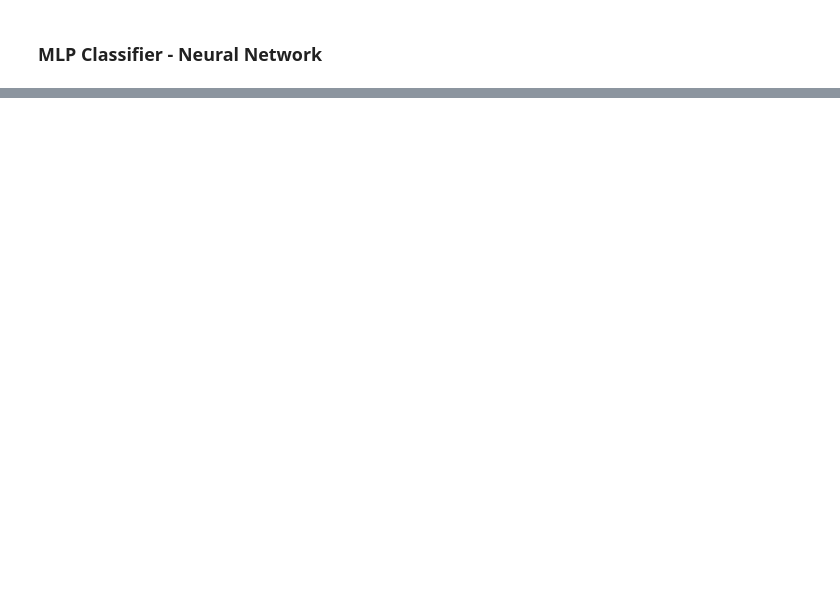
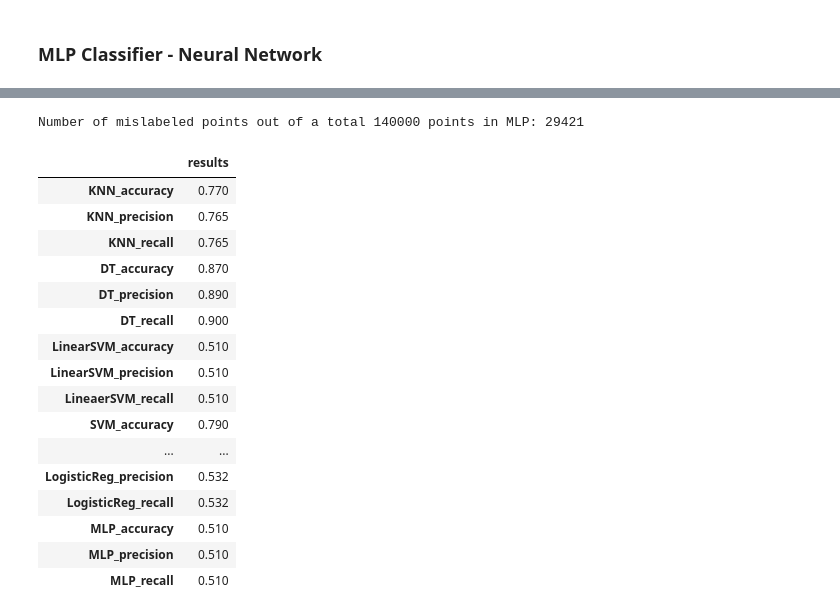
Before and after one commit to halfChewedGum/ECON626Competitions, a Jupyter notebook: ECON626_final_classification.ipynb, the cells around one changed output, grey strips where cells are left out. Cells and saved outputs as stored; diff of their text form; code cells hidden in the pictures; blank space fills up the shorter version.

```diff
--- a/ECON626_final_classification.ipynb
+++ b/ECON626_final_classification.ipynb
@@ -478,2 +518,50 @@ build_conf_mat(y_val_arr, nn_pred, 'MLP')
 # %%
-print("Number of mislabeled points out of a total %d points in MLP: %d" % (len(x_train_arr), (y_val_arr != nn_pred).sum()))
+print("Number of mislabeled points out of a total %d points in MLP: %d" % (len(x_train), (y_val != nn_pred).sum()))
+# %% [output]
+Number of mislabeled points out of a total 140000 points in MLP: 29421
+# %%
+classification_results = {
+    'KNN_accuracy': 0.77,
+    'KNN_precision': 0.765,
+    'KNN_recall': 0.765,
+    'DT_accuracy': 0.87,
+    'DT_precision': 0.89,
+    'DT_recall': 0.90,
+    'LinearSVM_accuracy': 0.51,
+    'LinearSVM_precision': 0.510,
+    'LineaerSVM_recall': 0.510,
+    'SVM_accuracy': 0.79,
+    'SVM_precision': 0.795,
+    'SVM_recall': 0.795,
+    'RF_accuracy': 0.80,
+    'RF_precision': 0.803,
+    'RF_recall': 0.803,
+    'LogisticReg_Accuracy': 0.53,
+    'LogisticReg_precision': 0.532,
+    'LogisticReg_recall': 0.532,
+    'MLP_accuracy': 0.51,
+    'MLP_precision': 0.51,
+    'MLP_recall':  0.51
+}
+
+df_results = pd.DataFrame.from_dict(classification_results, orient = 'index', columns = ['results'])
+# %%
+df_results
+# %% [output]
+|  | results |
+| KNN_accuracy | 0.770 |
+| KNN_precision | 0.765 |
+| KNN_recall | 0.765 |
+| DT_accuracy | 0.870 |
+| DT_precision | 0.890 |
+| DT_recall | 0.900 |
+| LinearSVM_accuracy | 0.510 |
+| LinearSVM_precision | 0.510 |
+| LineaerSVM_recall | 0.510 |
+| SVM_accuracy | 0.790 |
+| ... | ... |
+| LogisticReg_precision | 0.532 |
+| LogisticReg_recall | 0.532 |
+| MLP_accuracy | 0.510 |
+| MLP_precision | 0.510 |
+| MLP_recall | 0.510 |
```
Also changed, not shown: parts of 24 cells of this notebook.
